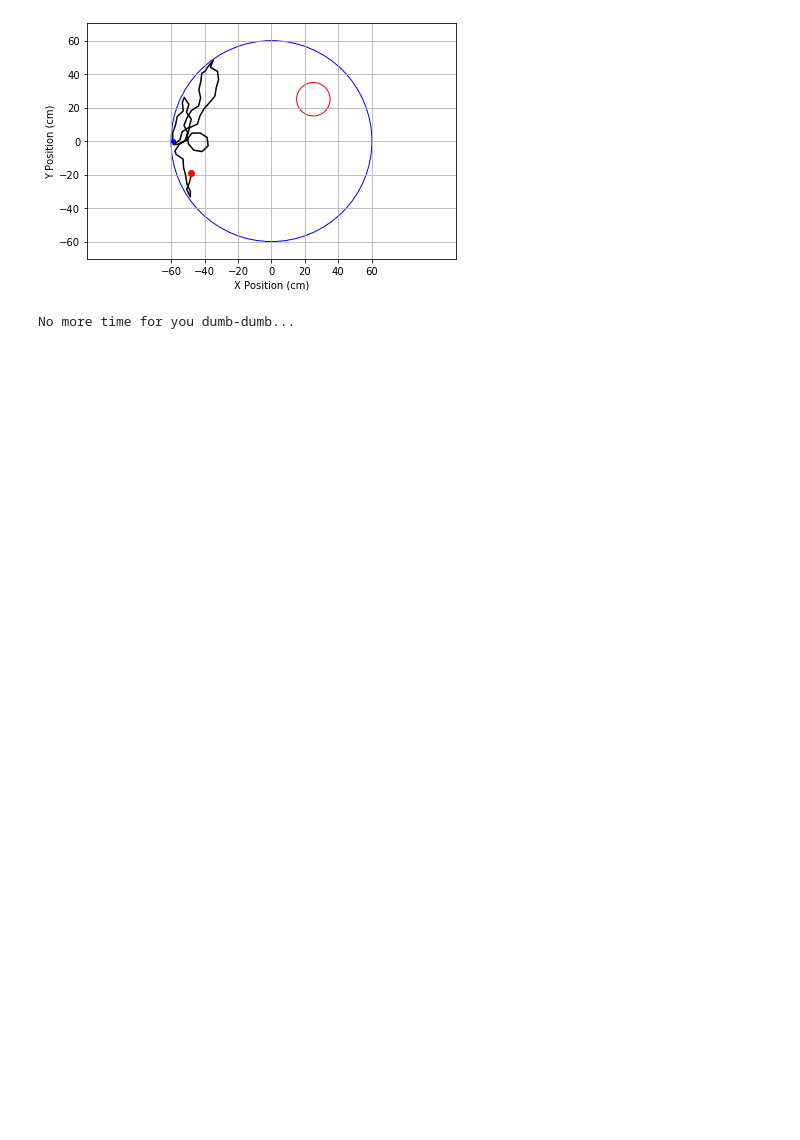
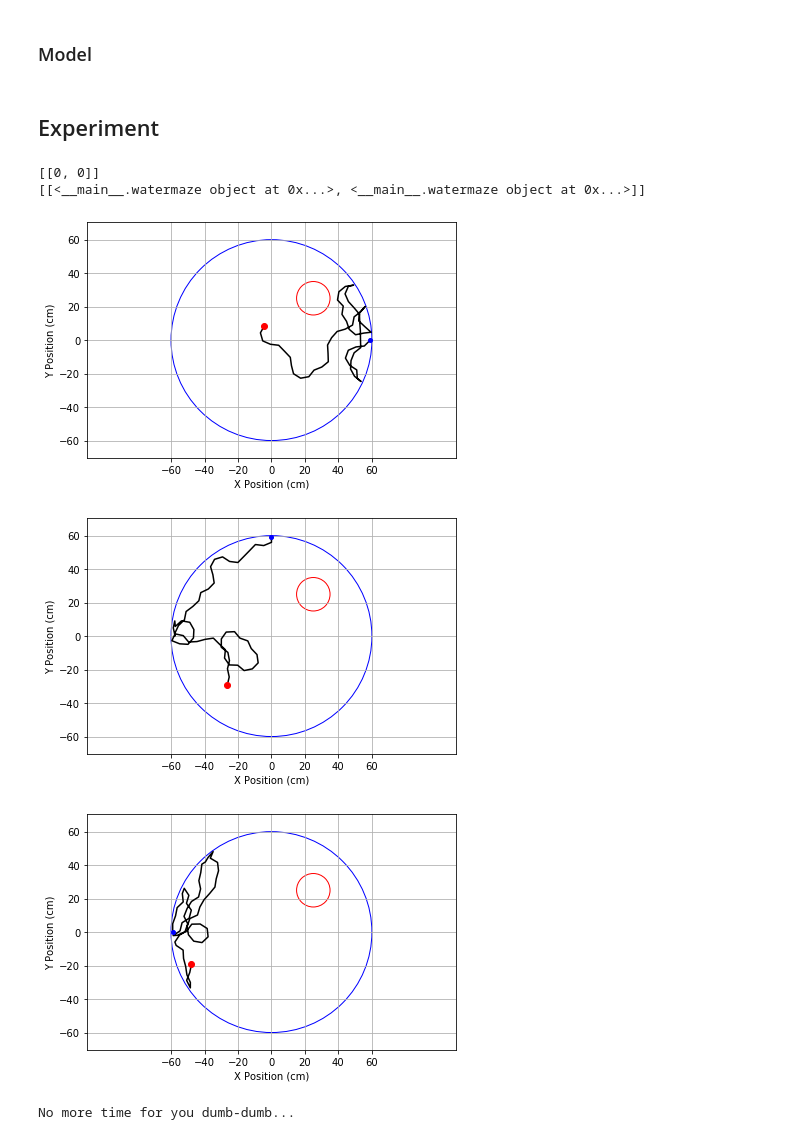
Before and after one commit to affanjilani/temporal-difference-learning, a Jupyter notebook: watermaze_template.ipynb, the cells around one changed output. Saved outputs shown, nothing was run; the diff lists cells and outputs as text; code cells hidden in the pictures; blank space fills up the shorter version.

Commit message:
Initialized experiment and Actor Critic model structure

```diff
--- a/watermaze_template.ipynb
+++ b/watermaze_template.ipynb
@@ -261,0 +297,2 @@ class watermaze(object):
+# %% [markdown]
+### Model
@@ -261,0 +306,2 @@ class watermaze(object):
+# %% [markdown]
+## Experiment
@@ -262,3 +383,14 @@ class watermaze(object):
+# %%
+experiment = WatermazeExperiment(1,2)
+print(experiment.exp_mazes)
+experiment.run()
+print(experiment.exp_mazes)
+experiment.plotPaths()
+# %% [output]
+[[0, 0]]
+[[<__main__.watermaze object at 0x...>, <__main__.watermaze object at 0x...>]]
+[figure, added]
+[figure, added]
 # %%
 # demo of how to use the watermaze module
 
```
Also changed, not shown: parts of 9 cells of this notebook.
